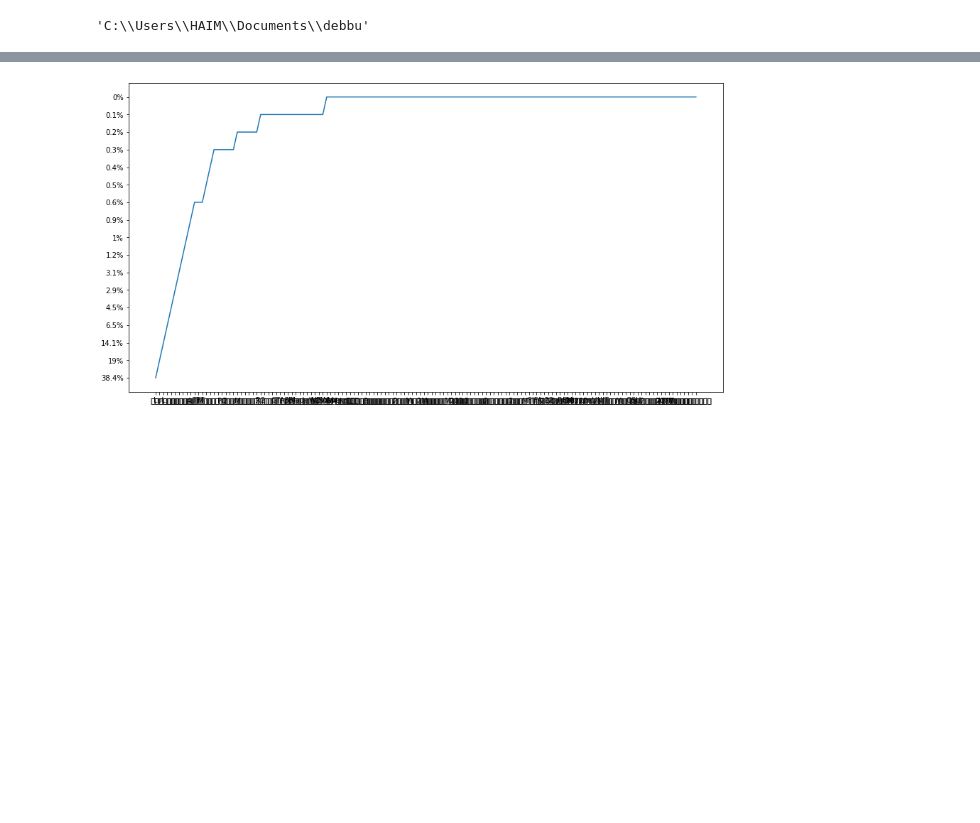
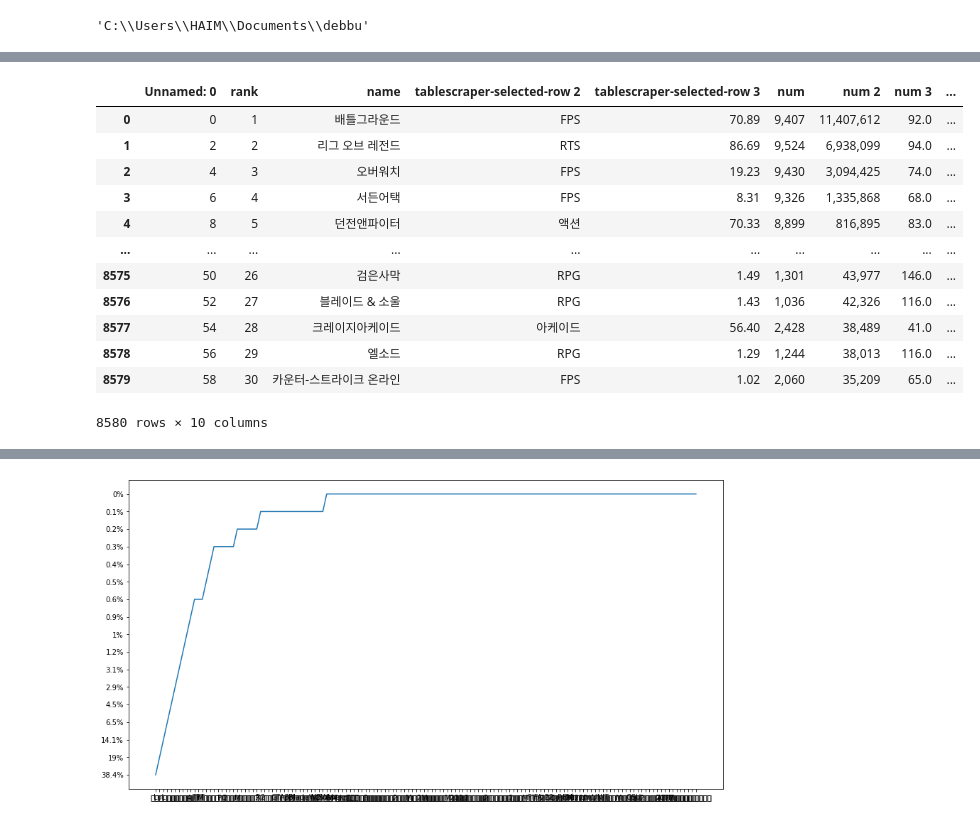
Before and after one commit to ssac-debbu/gameData, a Jupyter notebook: game broad ranking week data.ipynb, the cells around one changed output, grey strips where cells are left out. Cells and saved outputs as stored; diff of their text form; code cells hidden in the pictures; blank space fills up the shorter version.

```diff
--- a/game broad ranking week data.ipynb
+++ b/game broad ranking week data.ipynb
@@ -134,0 +172,19 @@ import matplotlib.pyplot as plt
+# %%
+jf = pd.read_csv('C:/Users/HAIM/OneDrive/바탕 화면/the_log_top30.csv')
+jf.rename(columns = {'tablescraper-selected-row':'rank'},inplace=True)
+jf = jf.astype({'rank':'int'})
+jf
+# %% [output]
+|  | Unnamed: 0 | rank | name | tablescraper-selected-row 2 | tablescraper-selected-row 3 | num | num 2 | num 3 | ... |
+| 0 | 0 | 1 | 배틀그라운드 | FPS | 70.89 | 9,407 | 11,407,612 | 92.0 | ... |
+| 1 | 2 | 2 | 리그 오브 레전드 | RTS | 86.69 | 9,524 | 6,938,099 | 94.0 | ... |
+| 2 | 4 | 3 | 오버워치 | FPS | 19.23 | 9,430 | 3,094,425 | 74.0 | ... |
+| 3 | 6 | 4 | 서든어택 | FPS | 8.31 | 9,326 | 1,335,868 | 68.0 | ... |
+| 4 | 8 | 5 | 던전앤파이터 | 액션 | 70.33 | 8,899 | 816,895 | 83.0 | ... |
+| ... | ... | ... | ... | ... | ... | ... | ... | ... | ... |
+| 8575 | 50 | 26 | 검은사막 | RPG | 1.49 | 1,301 | 43,977 | 146.0 | ... |
+| 8576 | 52 | 27 | 블레이드 & 소울 | RPG | 1.43 | 1,036 | 42,326 | 116.0 | ... |
+| 8577 | 54 | 28 | 크레이지아케이드 | 아케이드 | 56.40 | 2,428 | 38,489 | 41.0 | ... |
+| 8578 | 56 | 29 | 엘소드 | RPG | 1.29 | 1,244 | 38,013 | 116.0 | ... |
+| 8579 | 58 | 30 | 카운터-스트라이크 온라인 | FPS | 1.02 | 2,060 | 35,209 | 65.0 | ... |
+8580 rows × 10 columns
```
Also changed, not shown: parts of 18 cells of this notebook.
